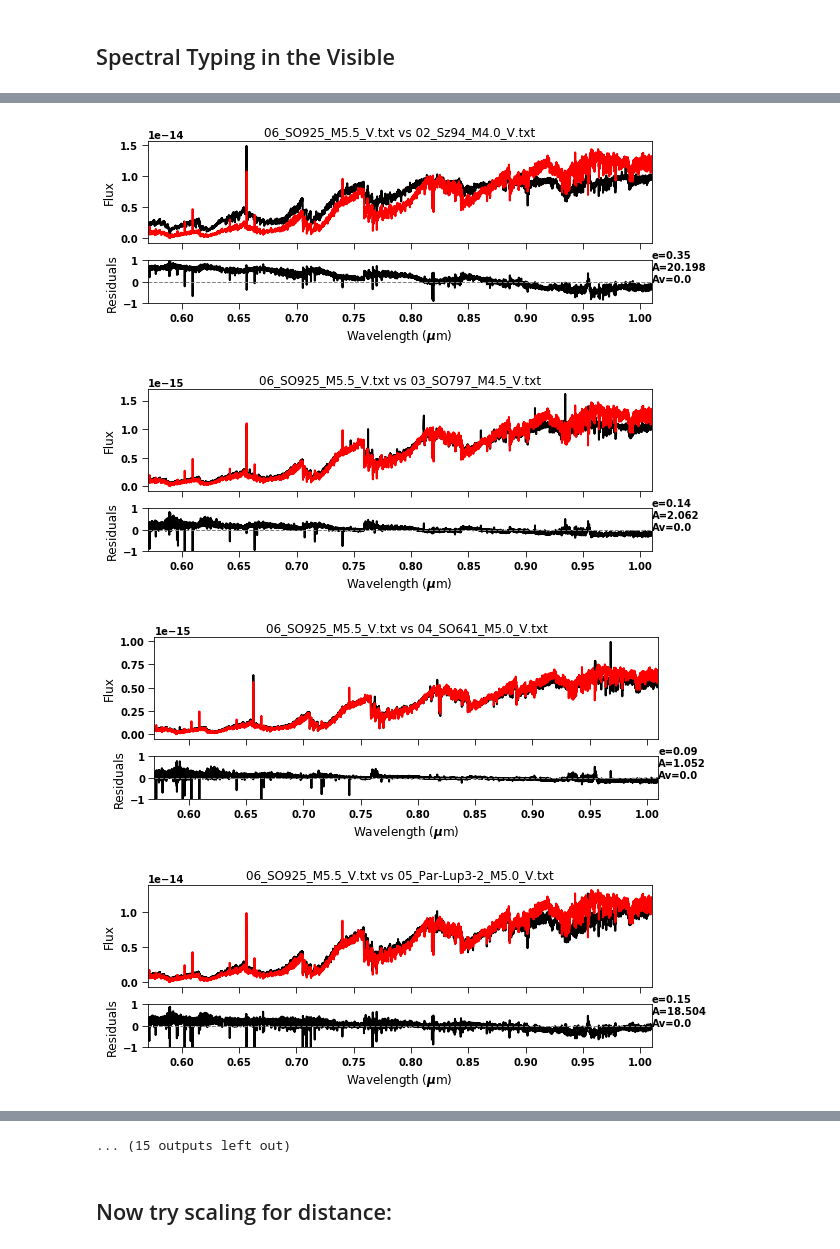
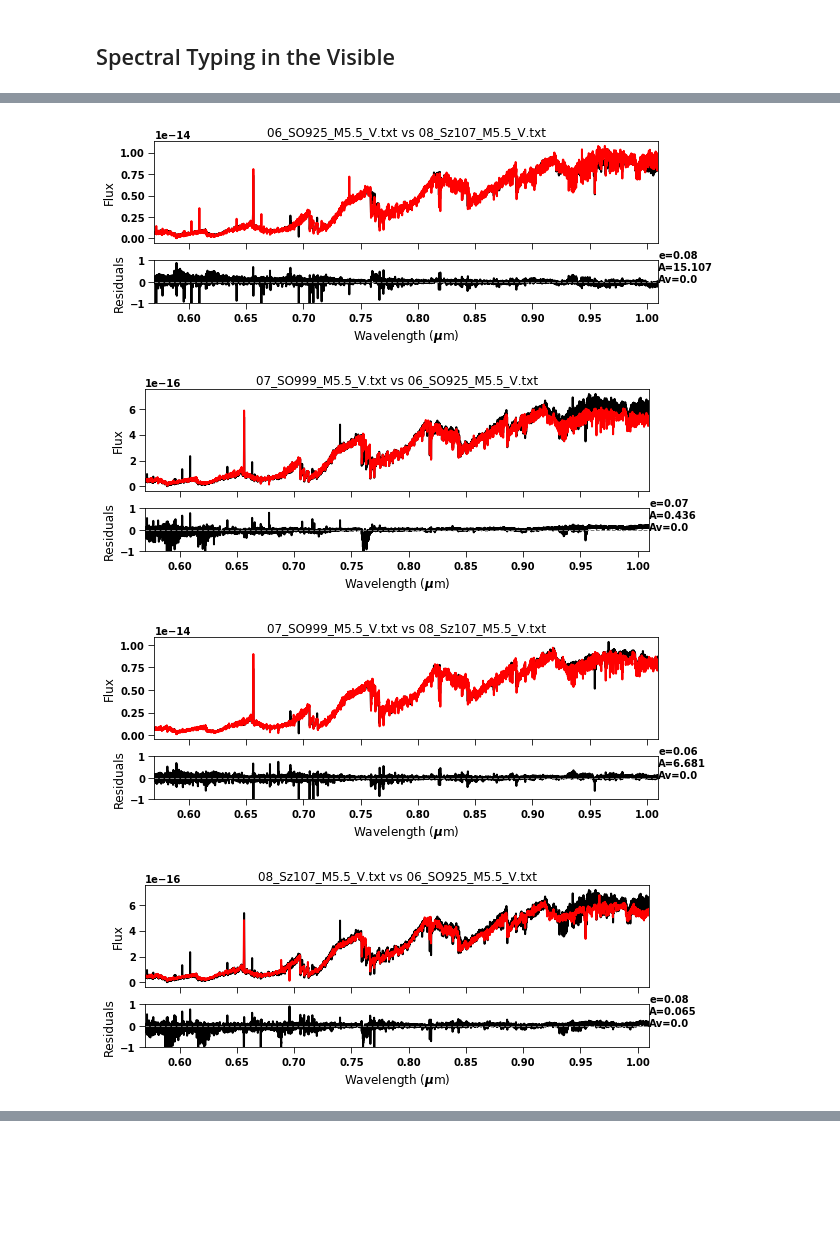
Before and after one commit to spacegal-spiff/TTauri_SpecAnalysis, a Jupyter notebook: V410-Av-Accretion-Fit.ipynb, the cells around one changed output, grey strips where cells are left out. Saved outputs shown, nothing was run; the diff lists cells and outputs as text; code cells hidden in the pictures; blank space fills up the shorter version.

Commit message:
update with NIR data

```diff
--- a/V410-Av-Accretion-Fit.ipynb
+++ b/V410-Av-Accretion-Fit.ipynb
@@ -54,7 +59,6 @@ The autoreload extension is already loaded. To reload it, use:
 # newest xshooter spectrum instead
 # data = np.loadtxt('../RV/xshooter_oct_medvis.txt', skiprows=1) # optical Oct data
 data = np.loadtxt('../RV/xshooter_dec_medvis.txt', skiprows=1) # optical Dec data
-# data = np.loadtxt('../RV/xshooter_mednir_dec.txt', skiprows=1) # NIR Dec data
 
 
 wavelength_object = np.nan_to_num(data[:, 0])/1000.
@@ -73,7 +77,8 @@ wavelength_object = wavelength_object[(wavelength_object > .57) & (wavelength_ob
 
 
 # convert to a dictionary. as long as this step happens for any other data, we will be able to
-V410 = {}
-V410['wave'] = wavelength_object
-V410['flux'] = flux_object
-V410['eflux'] = uncertainty_object
+V410vis = {}
+V410vis['wave'] = wavelength_object
+fl = flux_object*(u.mW)*(u.m**-2)*(u.nm**-1)
+V410vis['flux'] = fl.to((u.erg)*(u.s**-1)*(u.cm**-2)*(u.angstrom**-1)).value
+V410vis['eflux'] = uncertainty_object
@@ -92,7 +118,11 @@ print(V_templates)
 # %%
 
+# read in all templates
+# read all of the visible arm spectra into a dictionary:
+manara_specV = {}
+V_templates = glob.glob('../Extinction/Manara2013_Library/ManaraReductions/*_V.txt')
 
-# read in all templates
+print(V_templates)
 
 # when bringing in, should bring to the native resolution of the data?
 # rebin spec takes a minute or two (what version of this do I have?)
@@ -102,18 +132,18 @@ for templ in V_templates:
     wvtmp, fltmp = np.genfromtxt(templ, skip_header=1, unpack=True)
 
     wvtmp/=1000.
-    print(np.nanmin(V410['wave']),np.nanmin(wvtmp))
-    print(np.nanmax(V410['wave']),np.nanmax(wvtmp))
+    print(np.nanmin(V410vis['wave']),np.nanmin(wvtmp))
+    print(np.nanmax(V410vis['wave']),np.nanmax(wvtmp))
 
 
     # do the rebin.
 
-    rebin_flux = rebinspec(wvtmp, fltmp, V410['wave'])
+    rebin_flux = rebinspec(wvtmp, fltmp, V410vis['wave'])
     #rebin_flux = spectres(V410['wave'], wvtmp,fltmp, spec_errs=None)
 
     fl = rebin_flux*(u.mW)*(u.m**-2)*(u.nm**-1)
     conv_fl = fl.to((u.erg)*(u.s**-1)*(u.cm**-2)*(u.angstrom**-1))
-    manara_spec[templ] = {}
-    manara_spec[templ]['wave'] = V410['wave']
-    manara_spec[templ]['flux'] = conv_fl.value
+    manara_specV[templ] = {}
+    manara_specV[templ]['wave'] = V410vis['wave']
+    manara_specV[templ]['flux'] = conv_fl.value
 # %% [output]
@@ -371,7 +169,6 @@ def compare_spectra_extinction(spec1,spec2,plotting=True,scale=True,title='',ext
 # %%
+# this is a historical test for scalings
 
-
-
-for idx,templ in enumerate(V_templates):
-    offset = compare_spectra(manara_spec[templ],V410,plotting=True,title=templ.split('/')[-1],av=2.5)
-    print(templ,offset)
+#for idx,templ in enumerate(V_templates):
+#    offset = compare_spectra(manara_specV[templ],V410vis,plotting=True,title=templ.split('/')[-1],av=0.0)
+#    print(templ,offset)
@@ -397,5 +175,7 @@ for idx,templ in enumerate(V_templates):
 # %%
 
+# full extinction fits for visible
+
 for idx,templ in enumerate(V_templates):
-    compare_spectra_extinction(manara_spec[templ],V410,plotting=True,title=templ.split('/')[-1],extmax=3.,extnum=10)
+    compare_spectra_extinction(manara_specV[templ],V410vis,plotting=True,title=templ.split('/')[-1],extmax=4.,extnum=15)
 # %% [output]
@@ -414,5 +195,6 @@ for idx,templ in enumerate(V_templates):
 for idx_in,templ_in in enumerate(V_templates):
     if '5.5' in templ_in:
         for idx,templ in enumerate(V_templates):
-            offset = compare_spectra(manara_spec[templ],manara_spec[templ_in],plotting=True,title=templ_in.split('/')[-1]+' vs '+templ.split('/')[-1],av=0.)
+            if ('5.5' in templ) & (templ != templ_in):
+                offset = compare_spectra(manara_specV[templ],manara_specV[templ_in],plotting=True,title=templ_in.split('/')[-1]+' vs '+templ.split('/')[-1],av=0.)
 # %% [output]
@@ -420,4 +202,4 @@ for idx_in,templ_in in enumerate(V_templates):
-[figure, old version]
+[figure, new version]
-[figure, old version]
+[figure, new version]
-[figure, old version]
+[figure, new version]
-[figure, old version]
+[figure, new version]
@@ -431,3 +206,0 @@ for idx_in,templ_in in enumerate(V_templates):
-... (15 outputs left out)
-# %% [markdown]
-## Now try scaling for distance:
```
Also changed, not shown: parts of 22 cells of this notebook, 1 other file.
